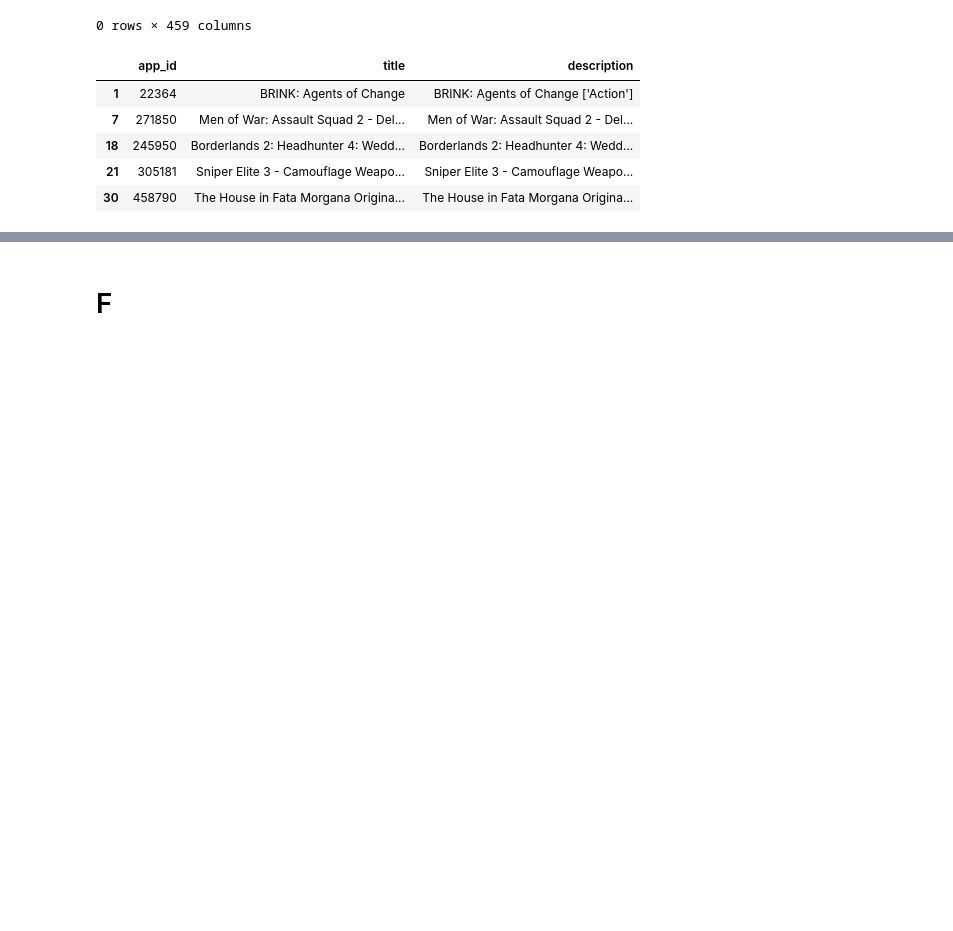
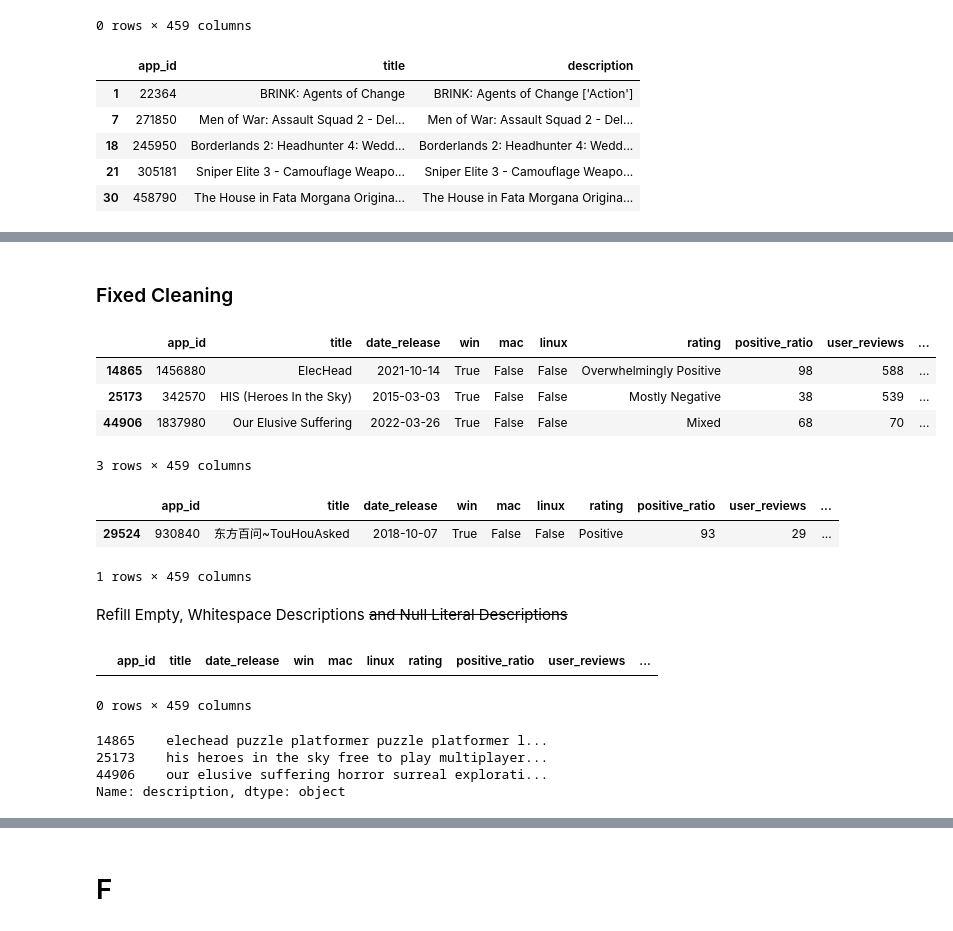
Before and after one commit to nicklus-14/game-recommendation-system, a Jupyter notebook: feature_engineering_and_similarity.ipynb, the cells around one changed output, grey strips where cells are left out. Cells and saved outputs as stored; diff of their text form; code cells hidden in the pictures; blank space fills up the shorter version.

```diff
--- a/feature_engineering_and_similarity.ipynb
+++ b/feature_engineering_and_similarity.ipynb
@@ -106,4 +105,4 @@ df.to_csv('Altered CSVs/one_hot_encoded_tags.csv', index=False)
 # %% [markdown]
 ## Preprocessing & Cleaning
 # %%
-df = pd.read_csv('Altered CSVs/one_hot_encoded_tags.csv')
+# df = pd.read_csv('Altered CSVs/one_hot_encoded_tags.csv')
@@ -126,4 +139,4 @@ df['description'] = df['description'].fillna(df['title'] + ' ' + df['tags'])
 # %%
-# Remove 'tags' column
-df = df.drop(columns=['tags'])
+# # Remove 'tags' column
+# df = df.drop(columns=['tags'])
 # %%
@@ -181,2 +176,2 @@ NameError: name 'df' is not defined
 # %%
-df = pd.read_csv('Altered CSVs/before_tokenization.csv')
+# df = pd.read_csv('Altered CSVs/before_tokenization.csv')
@@ -192,0 +219,2 @@ df['tokens'].head()
+# %% [markdown]
+### Fixed Cleaning
@@ -192,0 +224,12 @@ df['tokens'].head()
+# %%
+def clean_text(text):
+    # Remove Special Characters
+    text = re.sub(r'[^\w\s]', '', text)
+
+    # Sets all characters to lowercase
+    text = text.lower()
+
+    # Removes URLs beginning with https, http, or www
+    text = re.sub(r'https\S+|http\S+|www\S+', '', text, flags=re.MULTILINE)
+
+    return text
@@ -192,0 +238,19 @@ df['tokens'].head()
+# %%
+# Print any rows with descriptions with only whitespace characters
+empty_descriptions = df[df['description'].str.strip() == '']
+empty_descriptions
+# %% [output]
+|  | app_id | title | date_release | win | mac | linux | rating | positive_ratio | user_reviews | ... |
+| 14865 | 1456880 | ElecHead | 2021-10-14 | True | False | False | Overwhelmingly Positive | 98 | 588 | ... |
+| 25173 | 342570 | HIS (Heroes In the Sky) | 2015-03-03 | True | False | False | Mostly Negative | 38 | 539 | ... |
+| 44906 | 1837980 | Our Elusive Suffering | 2022-03-26 | True | False | False | Mixed | 68 | 70 | ... |
+3 rows × 459 columns
+# %%
+null_literal_descriptions = df[df['description'].str.strip() == 'null']
+null_literal_descriptions
+# %% [output]
+|  | app_id | title | date_release | win | mac | linux | rating | positive_ratio | user_reviews | ... |
+| 29524 | 930840 | 东方百问~TouHouAsked | 2018-10-07 | True | False | False | Positive | 93 | 29 | ... |
+1 rows × 459 columns
+# %% [markdown]
+Refill Empty, Whitespace Descriptions ~~and Null Literal Descriptions~~
@@ -192,0 +263,15 @@ df['tokens'].head()
+# %%
+# Reprint any rows with descriptions with only whitespace characters
+empty_descriptions = df[df['description'].str.strip() == '']
+empty_descriptions
+# %% [output]
+|  | app_id | title | date_release | win | mac | linux | rating | positive_ratio | user_reviews | ... |
+0 rows × 459 columns
+# %%
+# Print Fixed Descriptions
+df.loc[rows, 'description']
+# %% [output]
+14865    elechead puzzle platformer puzzle platformer l...
+25173    his heroes in the sky free to play multiplayer...
+44906    our elusive suffering horror surreal explorati...
+Name: description, dtype: object
```
Also changed, not shown: parts of 44 cells of this notebook, 1 other file.
